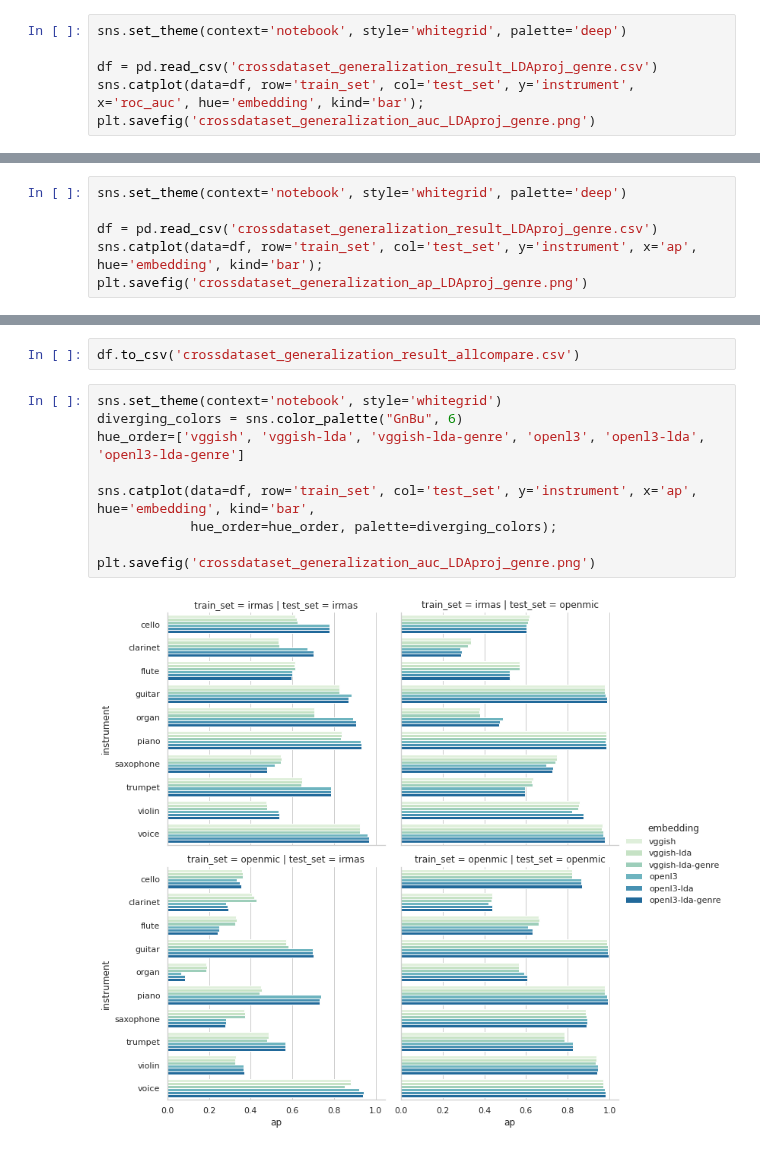
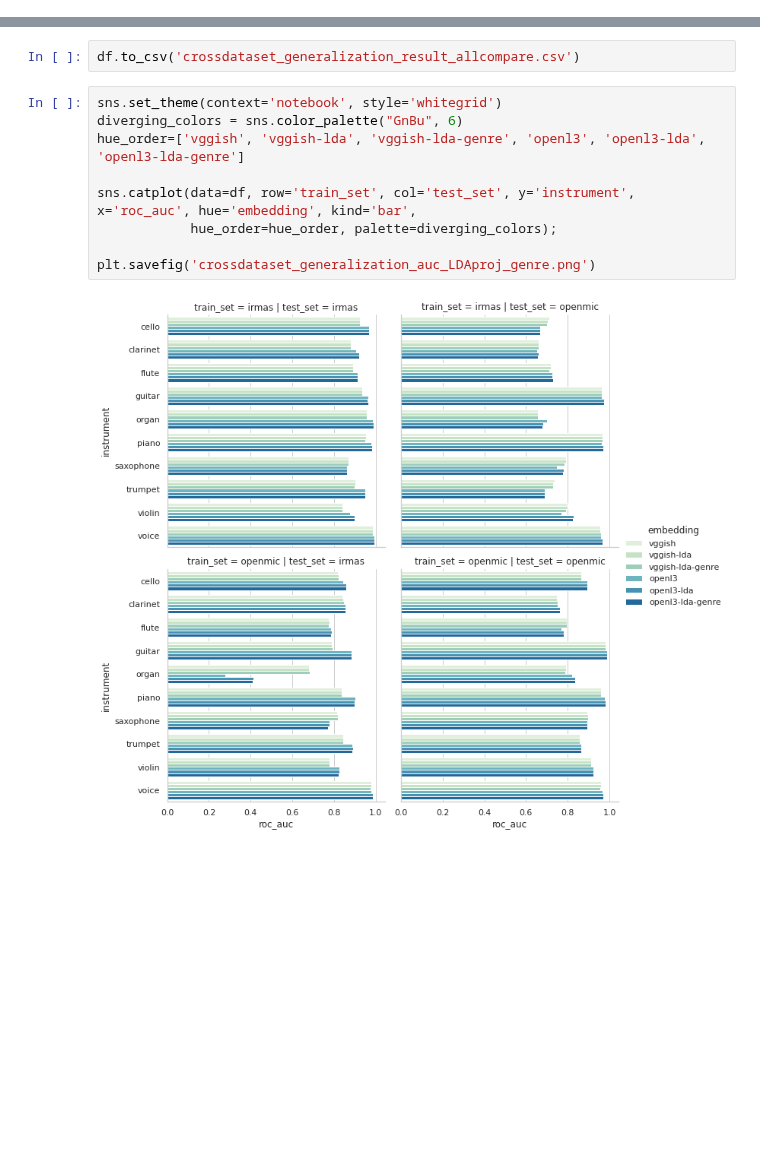
Before and after one commit to changhongw/audio-embedding-bias, a Jupyter notebook: Openl3_crossdataset_generalization_LDAproj_genre.ipynb, the cells around one changed output, grey strips where cells are left out. Cells and saved outputs as stored; diff of their text form; blank space fills up the shorter version.

```diff
--- a/Openl3_crossdataset_generalization_LDAproj_genre.ipynb
+++ b/Openl3_crossdataset_generalization_LDAproj_genre.ipynb
@@ -679,9 +679,3 @@ result_all_conca
 | 78 | openl3 | violin | openmic | irmas | 0.210736 | 0.741259 | 0.328173 | 143.0 | 0.739496 | 0.823425 | ... |
 | 79 | openl3 | voice | openmic | irmas | 0.400000 | 0.984293 | 0.568835 | 191.0 | 0.828932 | 0.985993 | ... |
 80 rows × 11 columns
-# %%
-sns.set_theme(context='notebook', style='whitegrid', palette='deep')
-
-df = pd.read_csv('crossdataset_generalization_result_LDAproj_genre.csv')
-sns.catplot(data=df, row='train_set', col='test_set', y='instrument', x='roc_auc', hue='embedding', kind='bar');
-plt.savefig('crossdataset_generalization_auc_LDAproj_genre.png')
@@ -690,6 +681,0 @@ plt.savefig('crossdataset_generalization_auc_LDAproj_genre.png')
-# %%
-sns.set_theme(context='notebook', style='whitegrid', palette='deep')
-
-df = pd.read_csv('crossdataset_generalization_result_LDAproj_genre.csv')
-sns.catplot(data=df, row='train_set', col='test_set', y='instrument', x='ap', hue='embedding', kind='bar');
-plt.savefig('crossdataset_generalization_ap_LDAproj_genre.png')
@@ -724,11 +708,11 @@ df.to_csv('crossdataset_generalization_result_allcompare.csv')
 # %%
 sns.set_theme(context='notebook', style='whitegrid')
 diverging_colors = sns.color_palette("GnBu", 6)
 hue_order=['vggish', 'vggish-lda', 'vggish-lda-genre', 'openl3', 'openl3-lda', 'openl3-lda-genre']
 
-sns.catplot(data=df, row='train_set', col='test_set', y='instrument', x='ap', hue='embedding', kind='bar',
+sns.catplot(data=df, row='train_set', col='test_set', y='instrument', x='roc_auc', hue='embedding', kind='bar',
             hue_order=hue_order, palette=diverging_colors);
 
 plt.savefig('crossdataset_generalization_auc_LDAproj_genre.png')
 # %% [output]
-[figure, old version]
+[figure, new version]
```
Also changed, not shown: parts of 3 cells of this notebook.
